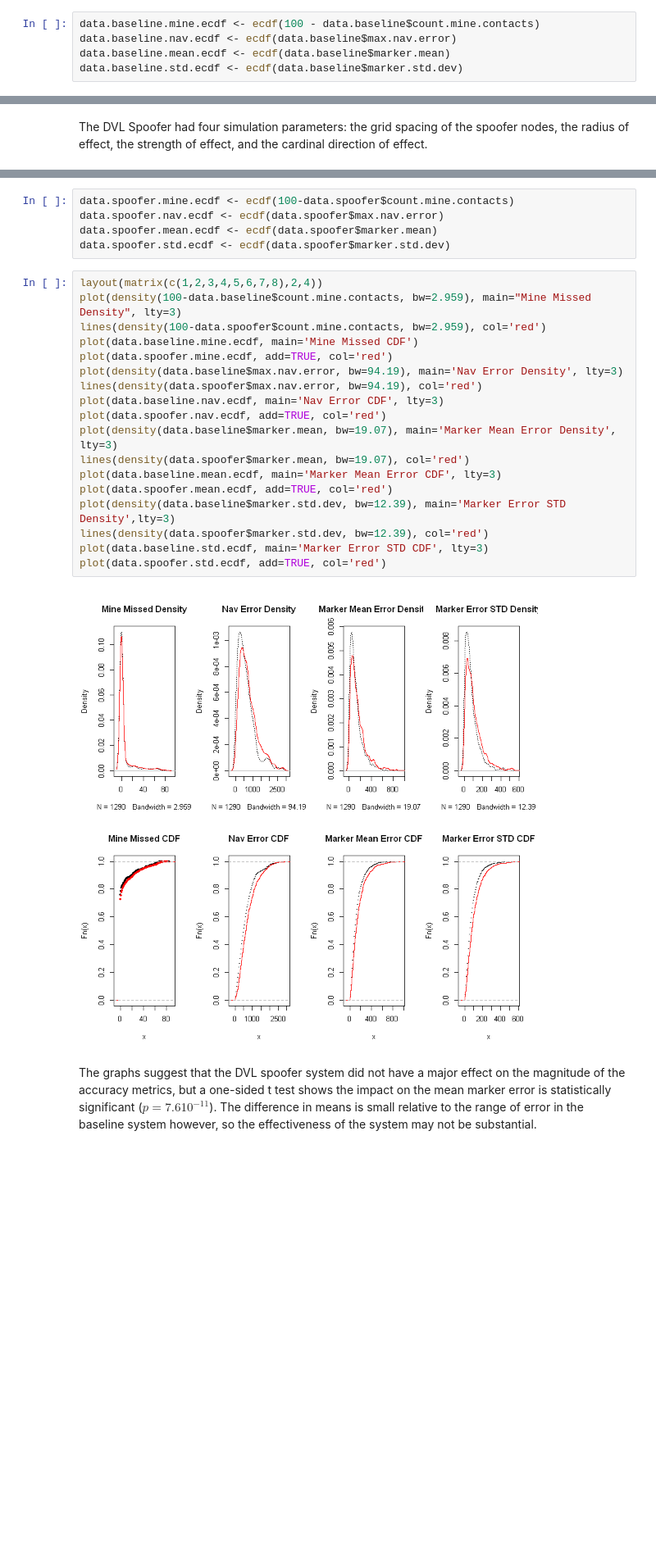
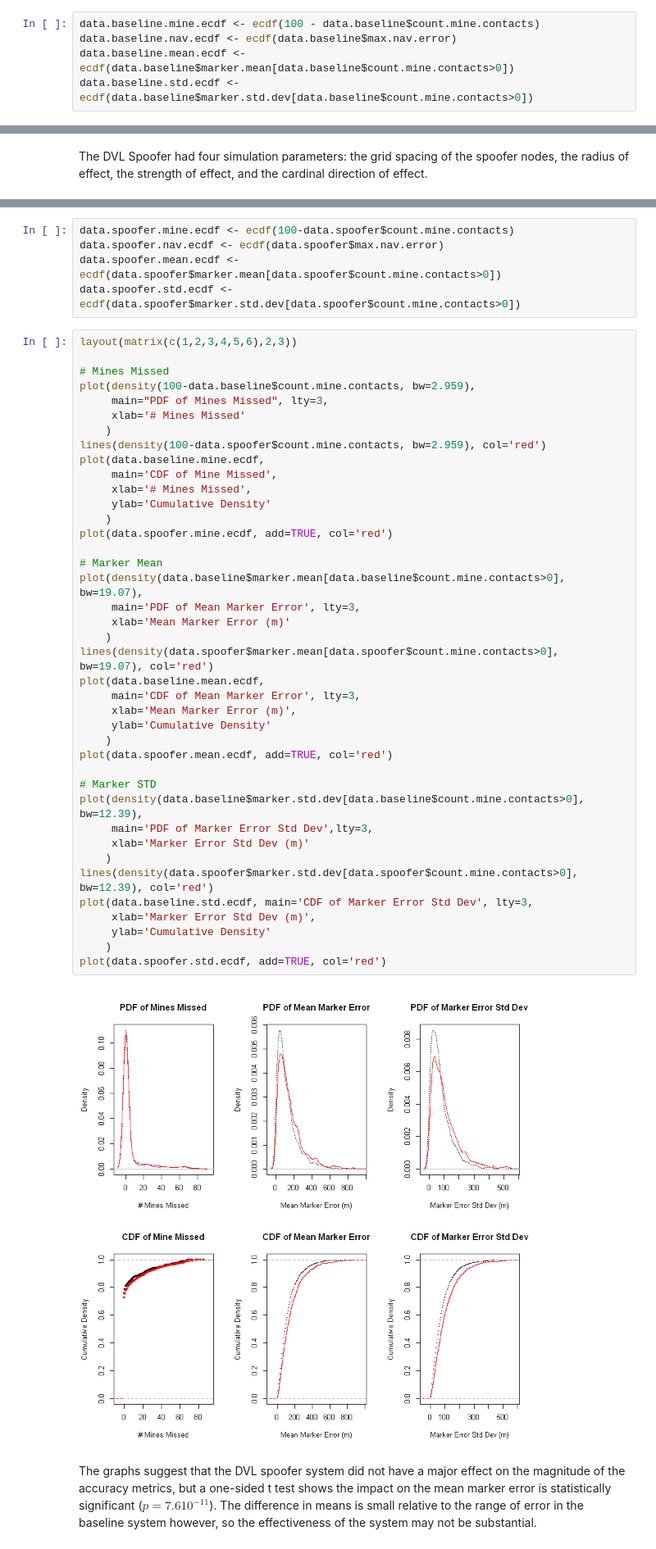
Before and after one commit to paulopperman/cuuv, a Jupyter notebook: experiments/Chapter 5 Visualizations.ipynb, the cells around one changed output, grey strips where cells are left out. Shown: that part at 82% size. Cells and saved outputs as stored; diff of their text form; blank space fills up the shorter version.

Commit message:
report graphics and more data

```diff
--- a/experiments/Chapter 5 Visualizations.ipynb
+++ b/experiments/Chapter 5 Visualizations.ipynb
@@ -67,8 +67,8 @@ The following emperical distributions provide another visualization of the threa
 # %%
 data.baseline.mine.ecdf <- ecdf(100 - data.baseline$count.mine.contacts)
 data.baseline.nav.ecdf <- ecdf(data.baseline$max.nav.error)
-data.baseline.mean.ecdf <- ecdf(data.baseline$marker.mean)
-data.baseline.std.ecdf <- ecdf(data.baseline$marker.std.dev)
+data.baseline.mean.ecdf <- ecdf(data.baseline$marker.mean[data.baseline$count.mine.contacts>0])
+data.baseline.std.ecdf <- ecdf(data.baseline$marker.std.dev[data.baseline$count.mine.contacts>0])
 # %%
 layout(matrix(c(1,2,3,4,5,6,7,8),2,4))
 plot(density(100 - data.baseline$count.mine.contacts), main="Mine Missed Density")
@@ -183,28 +231,50 @@ boxplot(marker.std.dev~marker.std.quintile, data=data.spoofer.quintiles, main='M
 # %%
 data.spoofer.mine.ecdf <- ecdf(100-data.spoofer$count.mine.contacts)
 data.spoofer.nav.ecdf <- ecdf(data.spoofer$max.nav.error)
-data.spoofer.mean.ecdf <- ecdf(data.spoofer$marker.mean)
-data.spoofer.std.ecdf <- ecdf(data.spoofer$marker.std.dev)
+data.spoofer.mean.ecdf <- ecdf(data.spoofer$marker.mean[data.spoofer$count.mine.contacts>0])
+data.spoofer.std.ecdf <- ecdf(data.spoofer$marker.std.dev[data.spoofer$count.mine.contacts>0])
 # %%
-layout(matrix(c(1,2,3,4,5,6,7,8),2,4))
-plot(density(100-data.baseline$count.mine.contacts, bw=2.959), main="Mine Missed Density", lty=3)
+layout(matrix(c(1,2,3,4,5,6),2,3))
+
+# Mines Missed
+plot(density(100-data.baseline$count.mine.contacts, bw=2.959),
+     main="PDF of Mines Missed", lty=3,
+     xlab='# Mines Missed'
+    )
 lines(density(100-data.spoofer$count.mine.contacts, bw=2.959), col='red')
-plot(data.baseline.mine.ecdf, main='Mine Missed CDF')
+plot(data.baseline.mine.ecdf,
+     main='CDF of Mine Missed',
+     xlab='# Mines Missed',
+     ylab='Cumulative Density'
+    )
 plot(data.spoofer.mine.ecdf, add=TRUE, col='red')
-plot(density(data.baseline$max.nav.error, bw=94.19), main='Nav Error Density', lty=3)
-lines(density(data.spoofer$max.nav.error, bw=94.19), col='red')
-plot(data.baseline.nav.ecdf, main='Nav Error CDF', lty=3)
-plot(data.spoofer.nav.ecdf, add=TRUE, col='red')
-plot(density(data.baseline$marker.mean, bw=19.07), main='Marker Mean Error Density', lty=3)
-lines(density(data.spoofer$marker.mean, bw=19.07), col='red')
-plot(data.baseline.mean.ecdf, main='Marker Mean Error CDF', lty=3)
+
+# Marker Mean
+plot(density(data.baseline$marker.mean[data.baseline$count.mine.contacts>0], bw=19.07),
+     main='PDF of Mean Marker Error', lty=3,
+     xlab='Mean Marker Error (m)'
+    )
+lines(density(data.spoofer$marker.mean[data.spoofer$count.mine.contacts>0], bw=19.07), col='red')
+plot(data.baseline.mean.ecdf,
+     main='CDF of Mean Marker Error', lty=3,
+     xlab='Mean Marker Error (m)',
+     ylab='Cumulative Density'
+    )
 plot(data.spoofer.mean.ecdf, add=TRUE, col='red')
-plot(density(data.baseline$marker.std.dev, bw=12.39), main='Marker Error STD Density',lty=3)
-lines(density(data.spoofer$marker.std.dev, bw=12.39), col='red')
-plot(data.baseline.std.ecdf, main='Marker Error STD CDF', lty=3)
+
+# Marker STD
+plot(density(data.baseline$marker.std.dev[data.baseline$count.mine.contacts>0], bw=12.39),
+     main='PDF of Marker Error Std Dev',lty=3,
+     xlab='Marker Error Std Dev (m)'
+    )
+lines(density(data.spoofer$marker.std.dev[data.spoofer$count.mine.contacts>0], bw=12.39), col='red')
+plot(data.baseline.std.ecdf, main='CDF of Marker Error Std Dev', lty=3,
+     xlab='Marker Error Std Dev (m)',
+     ylab='Cumulative Density'
+    )
 plot(data.spoofer.std.ecdf, add=TRUE, col='red')
 # %% [output]
-[figure, old version]
+[figure, new version]
 # %% [markdown]
 The graphs suggest that the DVL spoofer system did not have a major effect on the magnitude of the accuracy metrics, but a one-sided t test shows the impact on the mean marker error is statistically significant ($p=7.6 10^{-11}$).  The difference in means is small relative to the range of error in the baseline system however, so the effectiveness of the system may not be substantial.
 # %%
```
Also changed, not shown: parts of 26 cells of this notebook, 6 other files.
